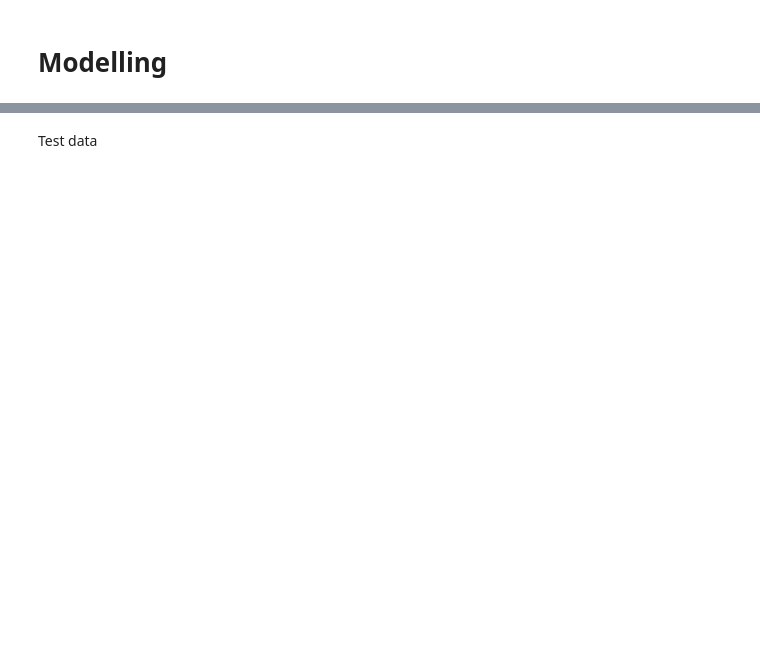
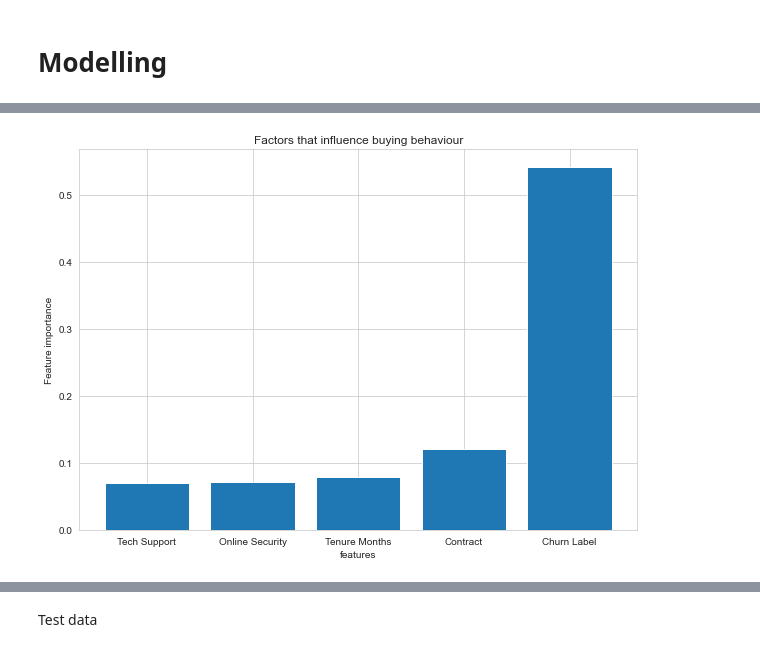
Before and after one commit to aditya2695/Customer-Churn-Prediction, a Jupyter notebook: churn_model_RF.ipynb, the cells around one changed output, grey strips where cells are left out. Saved outputs shown, nothing was run; the diff lists cells and outputs as text; code cells hidden in the pictures; blank space fills up the shorter version.

```diff
--- a/churn_model_RF.ipynb
+++ b/churn_model_RF.ipynb
@@ -312,3 +400,25 @@ produce_confusion('Churned', 'Un-Churned',y_train,y_pred)
+# %%
+# Zip the lists and sort by the values in list1
+sorted_filtered_lists = [tup for tup in sorted(zip(importances, feature_names), key=lambda x: x[0]) if tup[0] >= 0.05]
+# Unzip the sorted lists
+importances, feature_names = zip(*sorted_filtered_lists)
+
+importances, feature_names = list(importances), list(feature_names)
+
+# Plot the importances
+
+# Set figure size
+
+plt.figure(figsize=(10, 7))
+plt.title('Factors that influence buying behaviour')
+plt.bar(range(len(importances)), importances)
+plt.xticks(range(len(feature_names)), feature_names)
+plt.xlabel("features")
+plt.ylabel("Feature importance")
+
+plt.show()
+# %% [output]
+[figure, added]
 # %%
 best_params
 # %% [output]
```
Also changed, not shown: parts of 41 cells of this notebook.
